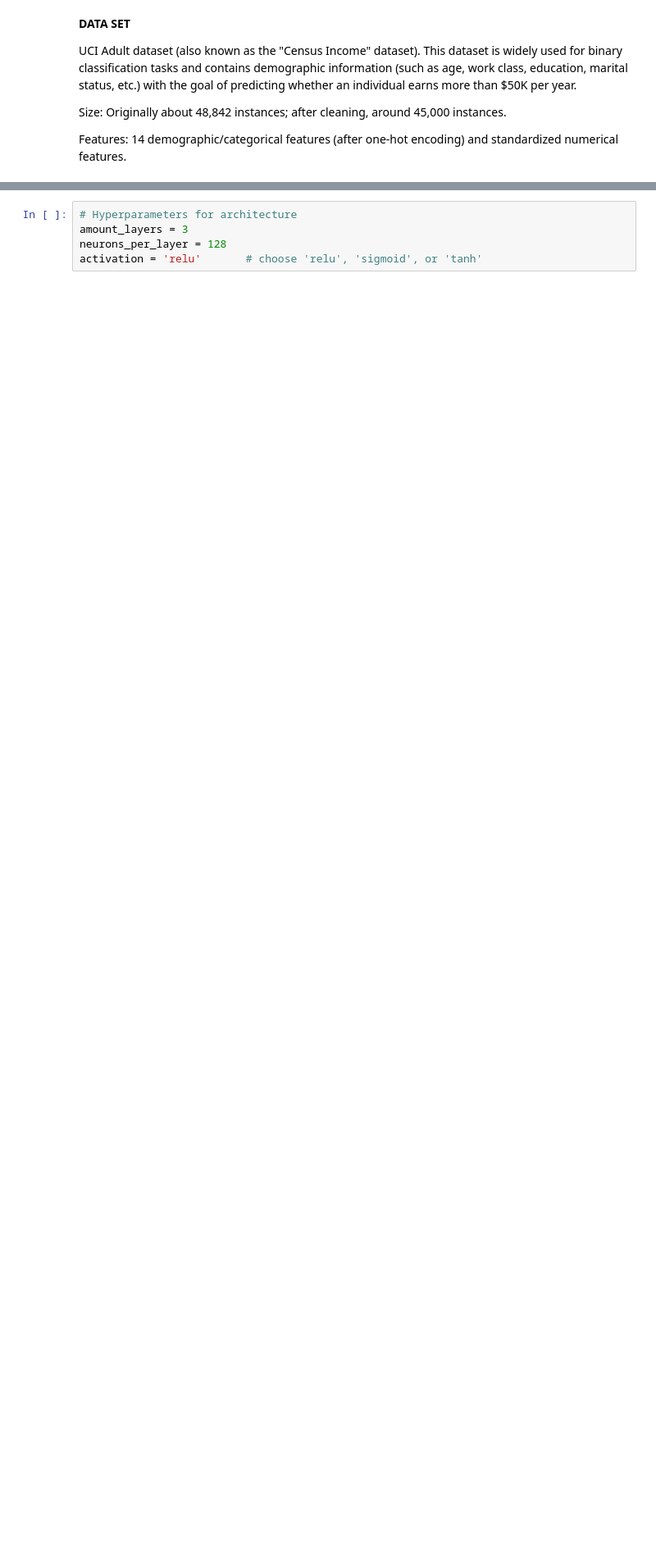
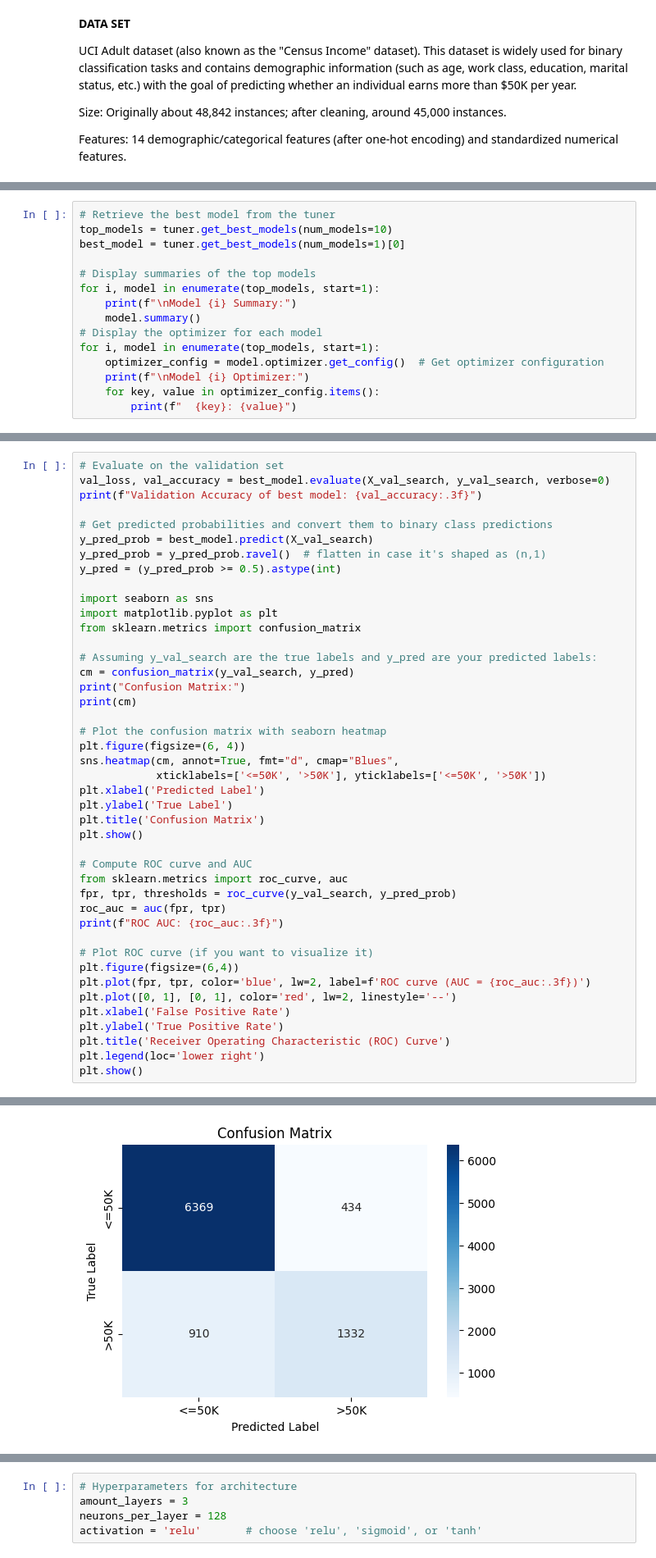
Before and after one commit to federicovilla55/asgd_staleness, a Jupyter notebook: Simple_MLP_setup.ipynb, the cells around one changed output, grey strips where cells are left out. Shown at 82% size. Saved outputs shown, nothing was run; the diff lists cells and outputs as text; blank space fills up the shorter version.

```diff
--- a/Simple_MLP_setup.ipynb
+++ b/Simple_MLP_setup.ipynb
@@ -162,0 +357,15 @@ Function that creates the architecture
+# %%
+# Retrieve the best model from the tuner
+top_models = tuner.get_best_models(num_models=10)
+best_model = tuner.get_best_models(num_models=1)[0]
+
+# Display summaries of the top models
+for i, model in enumerate(top_models, start=1):
+    print(f"\nModel {i} Summary:")
+    model.summary()
+# Display the optimizer for each model
+for i, model in enumerate(top_models, start=1):
+    optimizer_config = model.optimizer.get_config()  # Get optimizer configuration
+    print(f"\nModel {i} Optimizer:")
+    for key, value in optimizer_config.items():
+        print(f"  {key}: {value}")
@@ -162,0 +410,44 @@ Function that creates the architecture
+# %%
+# Evaluate on the validation set
+val_loss, val_accuracy = best_model.evaluate(X_val_search, y_val_search, verbose=0)
+print(f"Validation Accuracy of best model: {val_accuracy:.3f}")
+
+# Get predicted probabilities and convert them to binary class predictions
+y_pred_prob = best_model.predict(X_val_search)
+y_pred_prob = y_pred_prob.ravel()  # flatten in case it's shaped as (n,1)
+y_pred = (y_pred_prob >= 0.5).astype(int)
+
+import seaborn as sns
+import matplotlib.pyplot as plt
+from sklearn.metrics import confusion_matrix
+
+# Assuming y_val_search are the true labels and y_pred are your predicted labels:
+cm = confusion_matrix(y_val_search, y_pred)
+print("Confusion Matrix:")
+print(cm)
+
+# Plot the confusion matrix with seaborn heatmap
+plt.figure(figsize=(6, 4))
+sns.heatmap(cm, annot=True, fmt="d", cmap="Blues",
+            xticklabels=['<=50K', '>50K'], yticklabels=['<=50K', '>50K'])
+plt.xlabel('Predicted Label')
+plt.ylabel('True Label')
+plt.title('Confusion Matrix')
+plt.show()
+
+# Compute ROC curve and AUC
+from sklearn.metrics import roc_curve, auc
+fpr, tpr, thresholds = roc_curve(y_val_search, y_pred_prob)
+roc_auc = auc(fpr, tpr)
+print(f"ROC AUC: {roc_auc:.3f}")
+
+# Plot ROC curve (if you want to visualize it)
+plt.figure(figsize=(6,4))
+plt.plot(fpr, tpr, color='blue', lw=2, label=f'ROC curve (AUC = {roc_auc:.3f})')
+plt.plot([0, 1], [0, 1], color='red', lw=2, linestyle='--')
+plt.xlabel('False Positive Rate')
+plt.ylabel('True Positive Rate')
+plt.title('Receiver Operating Characteristic (ROC) Curve')
+plt.legend(loc='lower right')
+plt.show()
+# %% [output]
@@ -162,0 +459 @@ Function that creates the architecture
+[figure, added]
```
Also changed, not shown: parts of 41 cells of this notebook.
